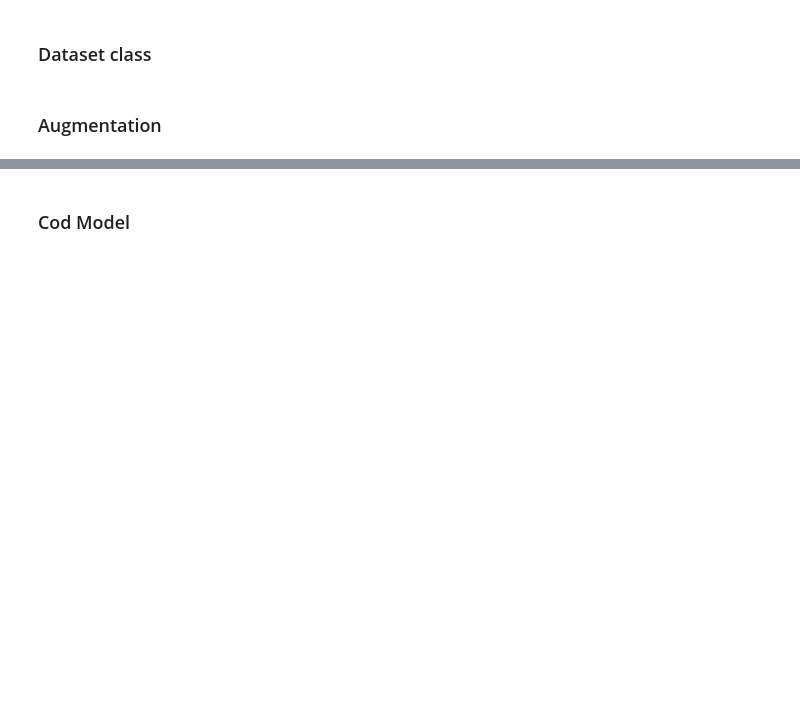
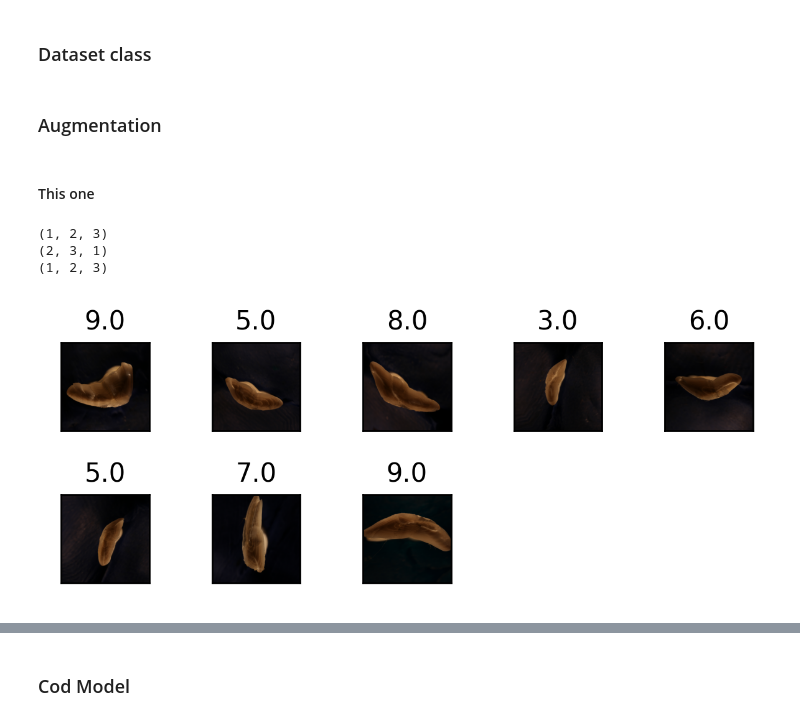
Before and after one commit to emoen/Deep-learning-for-regression-of-cod-otoliths, a Jupyter notebook: Deep-learning-for-regression-of-cod-otoliths/pytorch/cod_effNetV2.ipynb, the cells around one changed output, grey strips where cells are left out. Drawn from its saved outputs; the diff is of its cells as text; code cells hidden in the pictures; blank space fills up the shorter version.

```diff
--- a/Deep-learning-for-regression-of-cod-otoliths/pytorch/cod_effNetV2.ipynb
+++ b/Deep-learning-for-regression-of-cod-otoliths/pytorch/cod_effNetV2.ipynb
@@ -278,0 +268,2 @@ class codDataset(Dataset):
+# %% [markdown]
+#### This one
@@ -279,18 +280,57 @@ class codDataset(Dataset):
 # %%
 data_transforms = {
     "train": A.Compose([
-        A.Resize(CONFIG.img_size, CONFIG.img_size),
-        A.HorizontalFlip(p=0.5),
-        A.VerticalFlip(p=0.5),
-        A.ShiftScaleRotate(shift_limit=0.01, #0.1,
-                           scale_limit=0.0,  #0.15,
-                           rotate_limit=360,
+        #A.HorizontalFlip(p=0.5),
+        #A.VerticalFlip(p=0.5),
+        A.ShiftScaleRotate( #shift_limit=0.01, #0.1,
+                           #scale_limit=0.0,  #0.15,
+                           rotate_limit=(-90, 90),
                            p=0.5),
         #A.CoarseDropout(p=0.5),
         #A.Cutout(p=0.5),
-        ToTensorV2()], p=1.),
+        #ToTensorV2()],
+    ], p=1.),
 
     "valid": A.Compose([
-        A.Resize(CONFIG.img_size, CONFIG.img_size),
-        ToTensorV2()], p=1.)
+        #A.Resize(CONFIG.img_size, CONFIG.img_size),
+        #ToTensorV2()
+    ], p=1.)
 }
+# %%
+a =np.array([[[1, 2,1], [3, 4,1]]])
+print(a.shape)
+a = a.transpose(1,2,0)
+#a = a.transpose(2,1,0)
+print(a.shape)
+print(a.transpose(2,0,1).shape)
+# %% [output]
+(1, 2, 3)
+(2, 3, 1)
+(1, 2, 3)
+# %%
+train_dataset = codDataset(train_imgs, train_age, data_transforms["train"])
+train_loader = DataLoader(train_dataset, batch_size=CONFIG.train_batch_size,
+                              num_workers=0, shuffle=True, pin_memory=True)
+
+plt.rcParams['figure.dpi'] = 250
+bar = tqdm(enumerate(train_loader), total=len(train_loader))
+i=0
+fig = plt.figure(figsize=(5, 5))
+plt.subplots_adjust(hspace = 2.0)
+for step, (images, labels) in bar:
+    for j in range(0,8):
+        fig.add_subplot(5, 5, j+1)
+        tmp = images[j].detach().cpu().numpy()
+        #print(images[j].shape)
+        #print(tmp.shape)
+        plt.imshow( tmp.transpose(1,2,0) )
+        plt.title(f'{labels[j]}')
+        plt.xticks([])
+        plt.yticks([])
+
+    break
+
+plt.tight_layout()
+plt.show()
+# %% [output]
+[figure, added]
```
Also changed, not shown: parts of 27 cells of this notebook.
